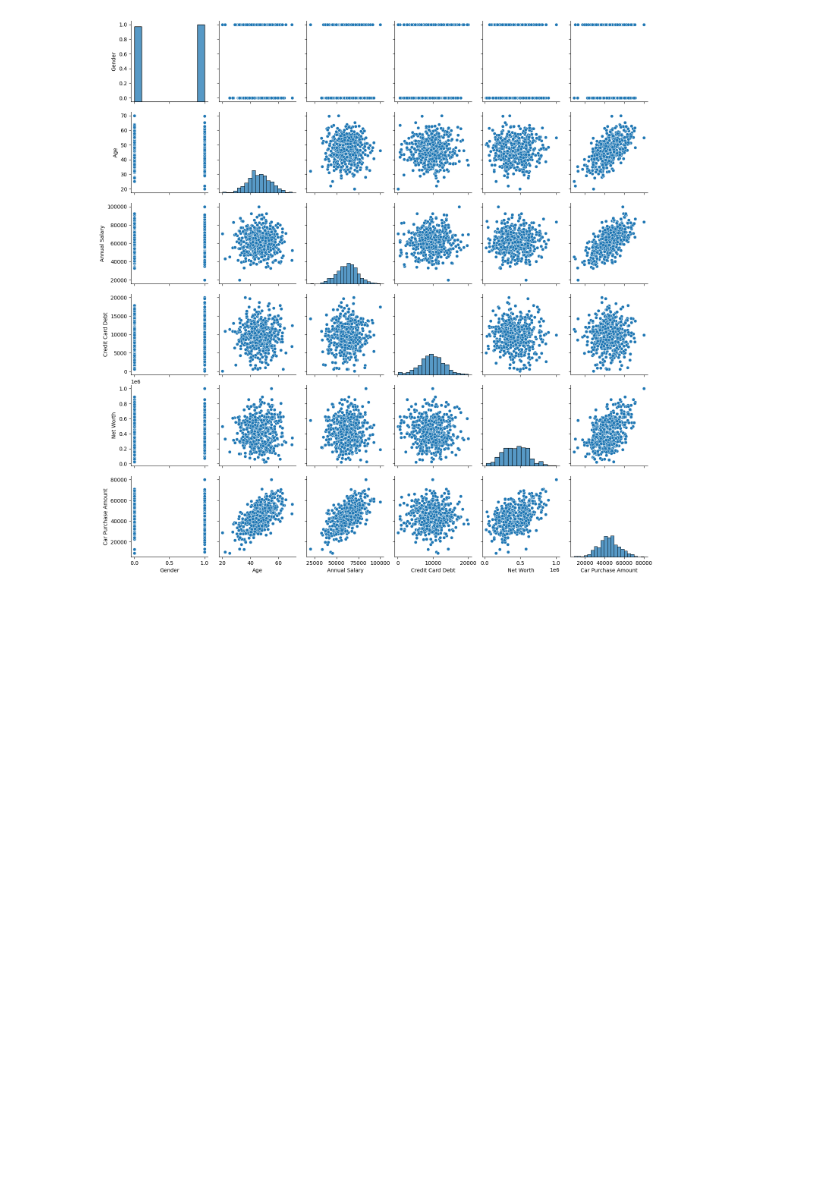
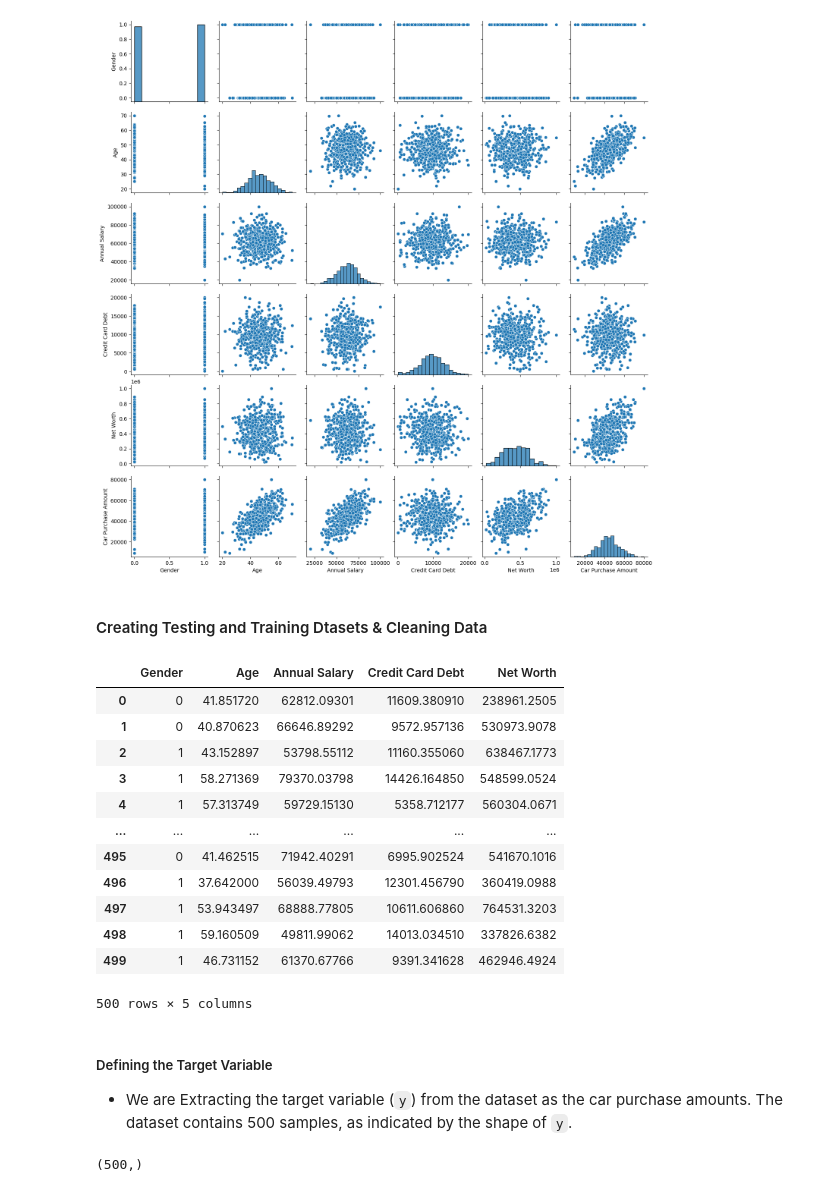
Before and after one commit to akhileshchoudary/ANN-Car-Purchase-Prediction, a Jupyter notebook: ANN_Car_Purchase_Predictions.ipynb, the cells around one changed output. Cells and saved outputs as stored; diff of their text form; code cells hidden in the pictures; blank space fills up the shorter version.

Commit message:
Cleaning Data and Creating Test and Train Sets

```diff
--- a/ANN_Car_Purchase_Predictions.ipynb
+++ b/ANN_Car_Purchase_Predictions.ipynb
@@ -55,3 +55,33 @@ sns.pairplot(car_df)
 # %% [output]
 <seaborn.axisgrid.PairGrid at 0x...>
 [figure]
+# %% [markdown]
+#### Creating Testing and Training Dtasets & Cleaning Data
+# %%
+X = car_df.drop(['Customer Name', 'Customer e-mail', 'Country', 'Car Purchase Amount'], axis = 1)
+# %%
+X
+# %% [output]
+|  | Gender | Age | Annual Salary | Credit Card Debt | Net Worth |
+| 0 | 0 | 41.851720 | 62812.09301 | 11609.380910 | 238961.2505 |
+| 1 | 0 | 40.870623 | 66646.89292 | 9572.957136 | 530973.9078 |
+| 2 | 1 | 43.152897 | 53798.55112 | 11160.355060 | 638467.1773 |
+| 3 | 1 | 58.271369 | 79370.03798 | 14426.164850 | 548599.0524 |
+| 4 | 1 | 57.313749 | 59729.15130 | 5358.712177 | 560304.0671 |
+| ... | ... | ... | ... | ... | ... |
+| 495 | 0 | 41.462515 | 71942.40291 | 6995.902524 | 541670.1016 |
+| 496 | 1 | 37.642000 | 56039.49793 | 12301.456790 | 360419.0988 |
+| 497 | 1 | 53.943497 | 68888.77805 | 10611.606860 | 764531.3203 |
+| 498 | 1 | 59.160509 | 49811.99062 | 14013.034510 | 337826.6382 |
+| 499 | 1 | 46.731152 | 61370.67766 | 9391.341628 | 462946.4924 |
+500 rows × 5 columns
+# %% [markdown]
+
+
+##### Defining the Target Variable
+- We are Extracting the target variable (`y`) from the dataset as the car purchase amounts. The dataset contains 500 samples, as indicated by the shape of `y`.
+# %%
+y = car_df['Car Purchase Amount']
+y.shape
+# %% [output]
+(500,)
```
Also changed, not shown: parts of 11 cells of this notebook.
